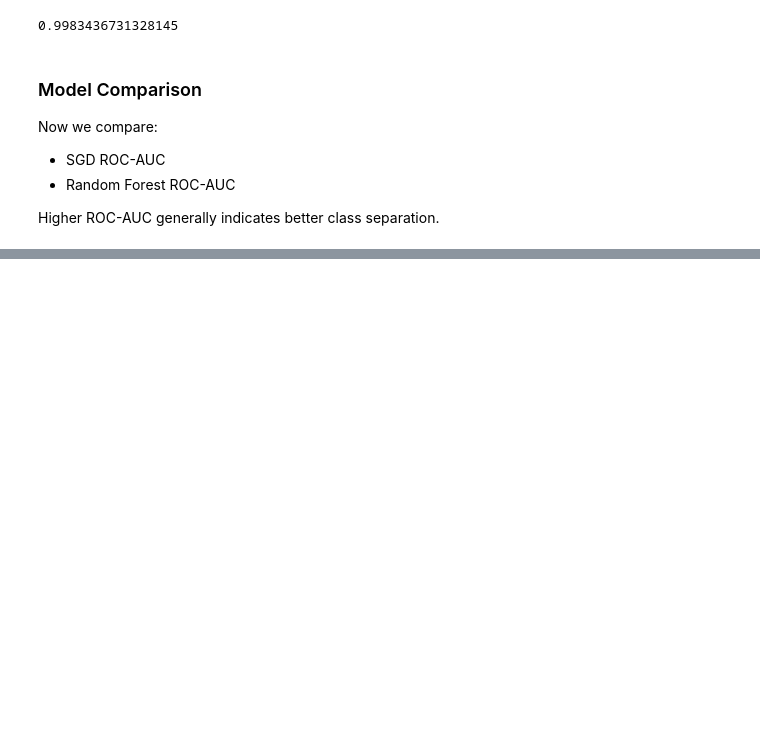
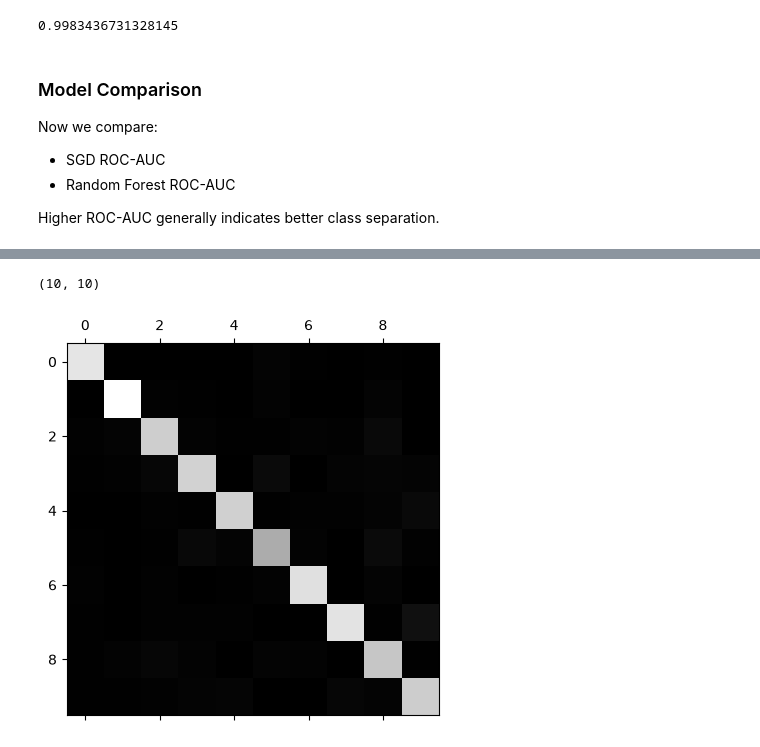
Before and after one commit to uditnegi16/digit-classification-system, a Jupyter notebook: notebooks/chapter3_mnist.ipynb, the cells around one changed output, grey strips where cells are left out. Cells and saved outputs as stored; diff of their text form; code cells hidden in the pictures; blank space fills up the shorter version.

```diff
--- a/notebooks/chapter3_mnist.ipynb
+++ b/notebooks/chapter3_mnist.ipynb
@@ -745,3 +745,6 @@ Now we compare:
 - Random Forest ROC-AUC
 
 Higher ROC-AUC generally indicates better class separation.
+# %%
+sgd_clf.fit(X_train,y_train)
+sgd_clf.predict([some_digit])
@@ -747,0 +894,16 @@ Higher ROC-AUC generally indicates better class separation.
+# %%
+X_train_small = X_train[:10000]
+y_train_small = y_train[:10000]
+
+scaler = StandardScaler()
+X_train_small_scaled = scaler.fit_transform(X_train_small.astype("float64"))
+
+sgd_clf = SGDClassifier(random_state=42, max_iter=1000, tol=1e-3)
+
+cross_val_score(
+    sgd_clf,
+    X_train_small_scaled,
+    y_train_small,
+    cv=3,
+    scoring="accuracy"
+)
@@ -747,0 +920,14 @@ Higher ROC-AUC generally indicates better class separation.
+# %%
+y_train_small_pred = cross_val_predict(
+    sgd_clf,
+    X_train_small_scaled,
+    y_train_small,
+    cv=3
+)
+
+conf_mx = confusion_matrix(
+    y_train_small,
+    y_train_small_pred
+)
+
+conf_mx.shape
@@ -747,0 +936,7 @@ Higher ROC-AUC generally indicates better class separation.
+# %%
+from sklearn.metrics import confusion_matrix
+
+conf_mx = confusion_matrix(
+    y_train_small,
+    y_train_small_pred
+)
@@ -747,0 +951,9 @@ Higher ROC-AUC generally indicates better class separation.
+# %%
+conf_mx.shape
+# %% [output]
+(10, 10)
+# %%
+plt.matshow(conf_mx, cmap="gray")
+plt.show()
+# %% [output]
+[figure, added]
```
Also changed, not shown: parts of 30 cells of this notebook.
